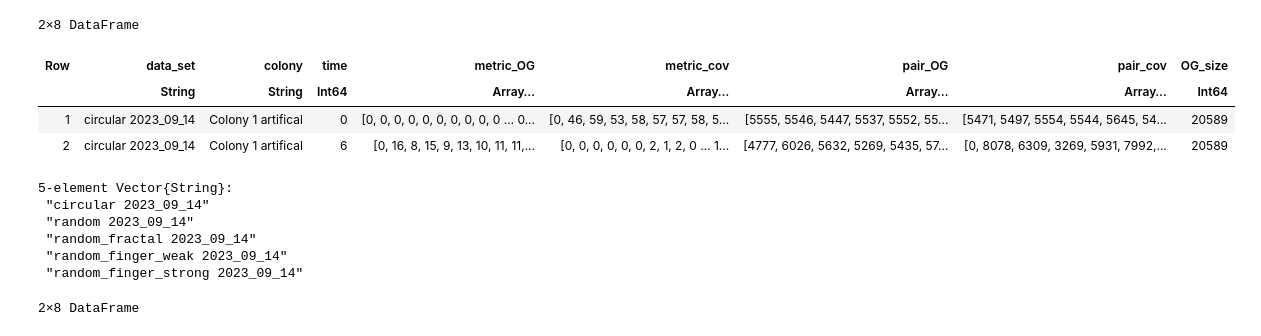
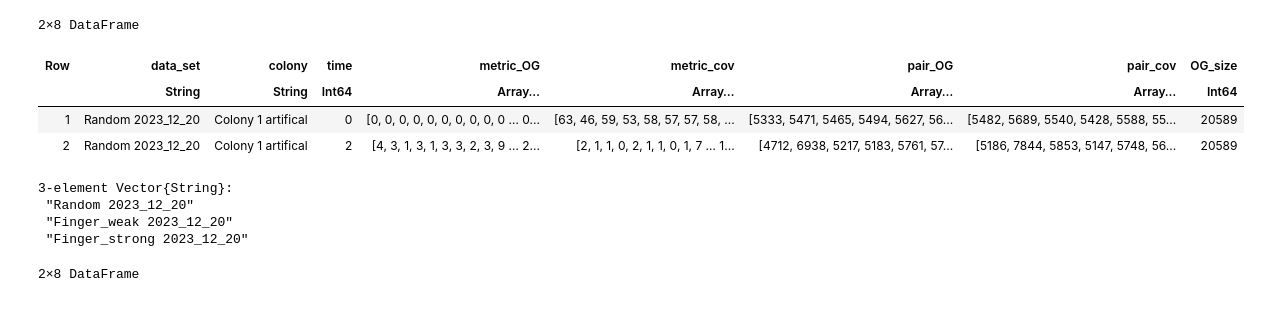
Before and after one commit to AndreasKuhn-ak/ColonyImages.jl, a Jupyter notebook: Analysis_artifical.ipynb, the cells around one changed output. Drawn from its saved outputs; the diff is of its cells as text; code cells hidden in the pictures.

```diff
--- a/Analysis_artifical.ipynb
+++ b/Analysis_artifical.ipynb
@@ -26,21 +30,19 @@ end
 # %%
-data_a = deserialize(joinpath(image_data,readdir(image_data)[6]))
+data_a = deserialize(joinpath(image_data,readdir(image_data)[2]))
 first(data_a,2)
 # %% [output]
 2×8 DataFrame
 | Row | data_set | colony | time | metric_OG | metric_cov | pair_OG | pair_cov | OG_size |
 |  | String | String | Int64 | Array… | Array… | Array… | Array… | Int64 |
-| 1 | circular 2023_09_14 | Colony 1 artifical | 0 | [0, 0, 0, 0, 0, 0, 0, 0, 0, 0 … 0... | [0, 46, 59, 53, 58, 57, 57, 58, 5... | [5555, 5546, 5447, 5537, 5552, 55... | [5471, 5497, 5554, 5544, 5645, 54... | 20589 |
-| 2 | circular 2023_09_14 | Colony 1 artifical | 6 | [0, 16, 8, 15, 9, 13, 10, 11, 11,... | [0, 0, 0, 0, 0, 0, 2, 1, 2, 0 … 1... | [4777, 6026, 5632, 5269, 5435, 57... | [0, 8078, 6309, 3269, 5931, 7992,... | 20589 |
+| 1 | Random 2023_12_20 | Colony 1 artifical | 0 | [0, 0, 0, 0, 0, 0, 0, 0, 0, 0 … 0... | [63, 46, 59, 53, 58, 57, 57, 58, ... | [5333, 5471, 5465, 5494, 5627, 56... | [5482, 5689, 5540, 5428, 5588, 55... | 20589 |
+| 2 | Random 2023_12_20 | Colony 1 artifical | 2 | [4, 3, 1, 3, 1, 3, 3, 2, 3, 9 … 2... | [2, 1, 1, 0, 2, 1, 1, 0, 1, 7 … 1... | [4712, 6938, 5217, 5183, 5761, 57... | [5186, 7844, 5853, 5147, 5748, 56... | 20589 |
 # %%
 unique(data_a.data_set)
 # %% [output]
-5-element Vector{String}:
- "circular 2023_09_14"
- "random 2023_09_14"
- "random_fractal 2023_09_14"
- "random_finger_weak 2023_09_14"
- "random_finger_strong 2023_09_14"
+3-element Vector{String}:
+ "Random 2023_12_20"
+ "Finger_weak 2023_12_20"
+ "Finger_strong 2023_12_20"
 # %%
 data_r = deserialize(joinpath(image_data,readdir(image_data)[end]))
 first(data_r,2)
```
Also changed, not shown: parts of 15 cells of this notebook, 21 other files.
